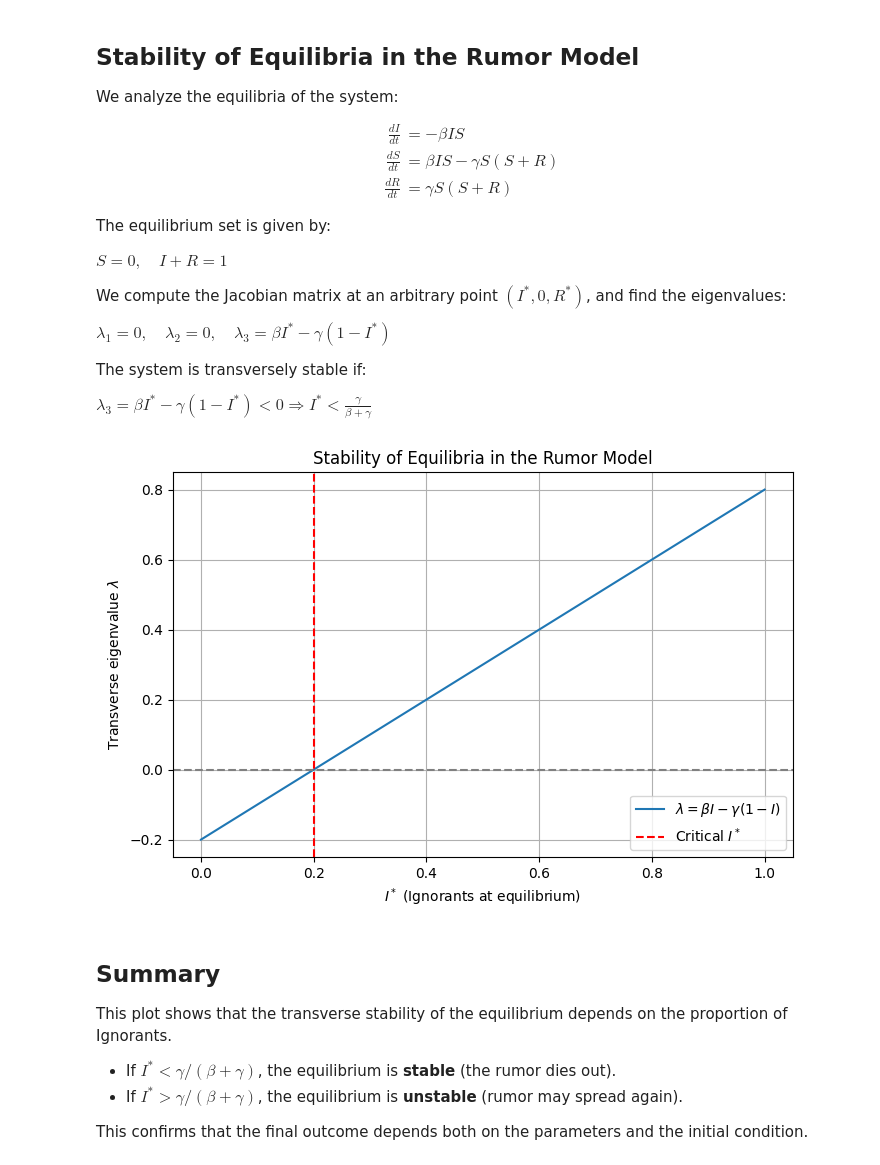
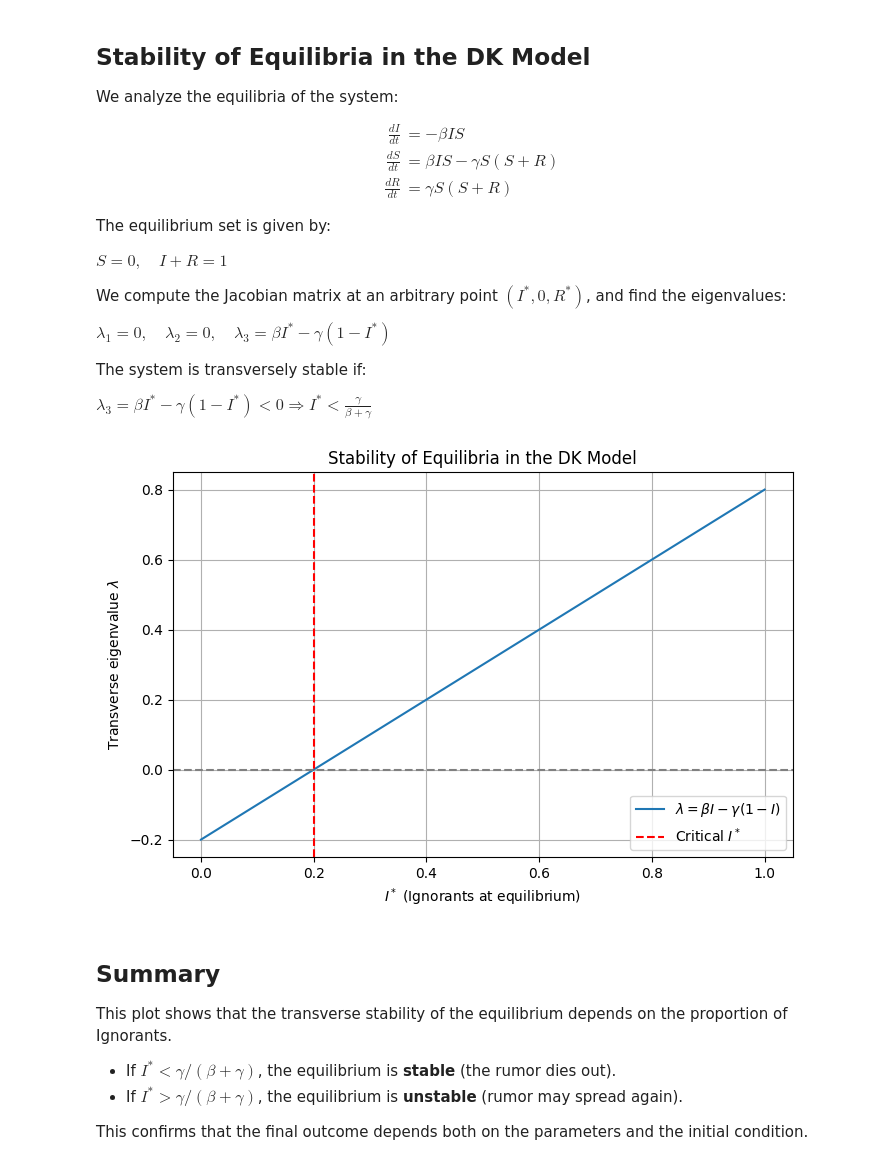
Before and after one commit to jpatinoe/news_spread, a Jupyter notebook: notebooks/03_Stability.ipynb, the cells around one changed output. Drawn from its saved outputs; the diff is of its cells as text; code cells hidden in the pictures.

```diff
--- a/notebooks/03_Stability.ipynb
+++ b/notebooks/03_Stability.ipynb
@@ -8,7 +8,7 @@ from scipy.integrate import odeint
 import matplotlib.pyplot as plt
 from src.basic_model import DK_model
 # %% [markdown]
-## Stability of Equilibria in the Rumor Model
+## Stability of Equilibria in the DK Model
 
 We analyze the equilibria of the system:
 
@@ -43,21 +43,21 @@ def compute_lambda3(beta, gamma, I_star):
 # %%
 beta = 0.8
 gamma = 0.2
 I_vals = np.linspace(0, 1, 200)
 lambda_vals = [compute_lambda3(beta, gamma, I) for I in I_vals]
 
 plt.figure(figsize=(8, 5))
 plt.plot(I_vals, lambda_vals, label=r"$\lambda = \beta I - \gamma (1 - I)$")
 plt.axhline(0, color='gray', linestyle='--')
 plt.axvline(gamma / (beta + gamma), color='red', linestyle='--', label="Critical $I^*$")
 plt.xlabel("$I^*$ (Ignorants at equilibrium)")
 plt.ylabel("Transverse eigenvalue $\lambda$")
-plt.title("Stability of Equilibria in the Rumor Model")
+plt.title("Stability of Equilibria in the DK Model")
 plt.legend()
 plt.grid(True)
 plt.show()
 # %% [output]
-[figure, old version]
+[figure, new version]
 # %% [markdown]
 ## Summary
 
```
